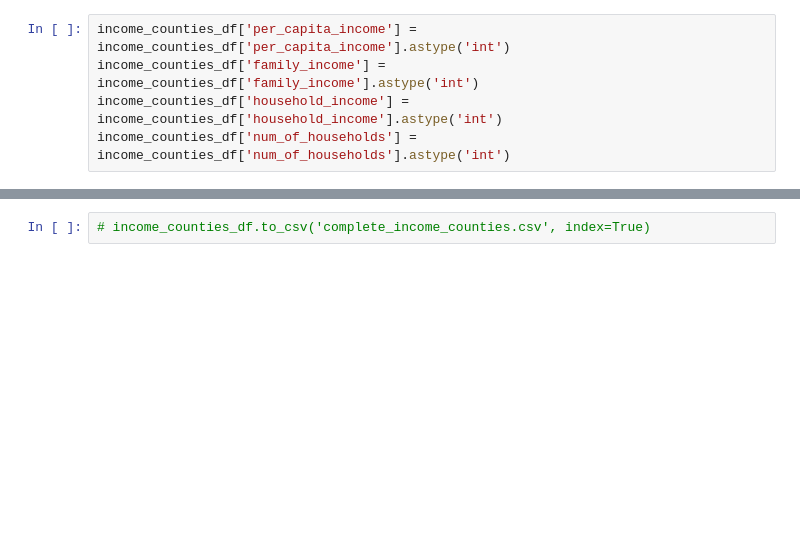
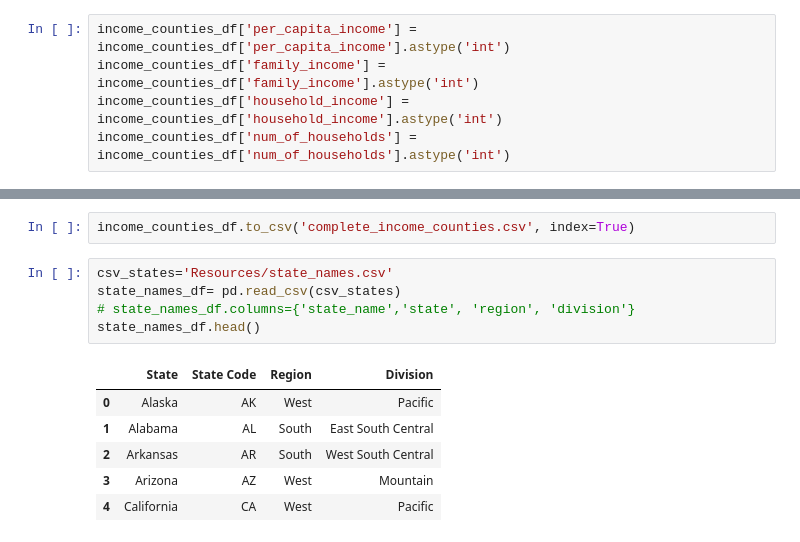
Before and after one commit to mattapallisravya/Web_visualizations_Project3, a Jupyter notebook: counties_income.ipynb, the cells around one changed output, grey strips where cells are left out. Saved outputs shown, nothing was run; the diff lists cells and outputs as text; blank space fills up the shorter version.

```diff
--- a/counties_income.ipynb
+++ b/counties_income.ipynb
@@ -142,2 +162,14 @@ income_counties_df
 # %%
-# income_counties_df.to_csv('complete_income_counties.csv', index=True)
+income_counties_df.to_csv('complete_income_counties.csv', index=True)
+# %%
+csv_states='Resources/state_names.csv'
+state_names_df= pd.read_csv(csv_states)
+# state_names_df.columns={'state_name','state', 'region', 'division'}
+state_names_df.head()
+# %% [output]
+|  | State | State Code | Region | Division |
+| 0 | Alaska | AK | West | Pacific |
+| 1 | Alabama | AL | South | East South Central |
+| 2 | Arkansas | AR | South | West South Central |
+| 3 | Arizona | AZ | West | Mountain |
+| 4 | California | CA | West | Pacific |
```
Also changed, not shown: parts of 10 cells of this notebook, 6 other files.
